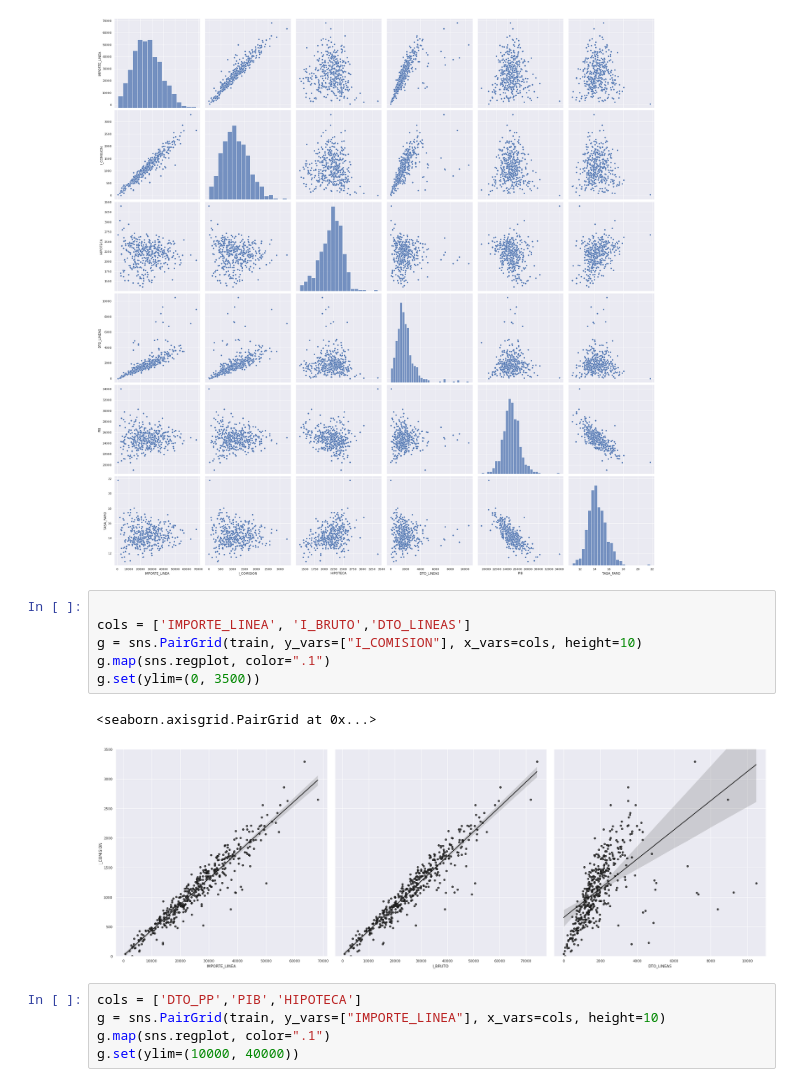
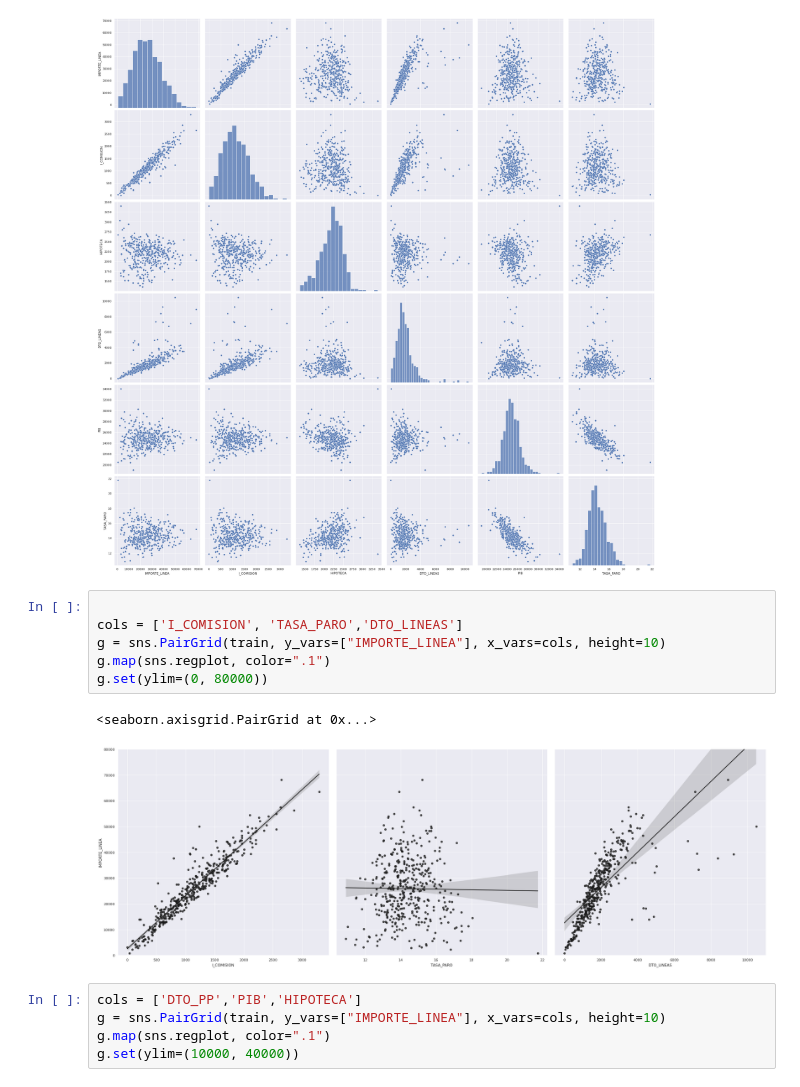
Before and after one commit to pacogp/TFM, a Jupyter notebook: importancia_importe_comisiones.ipynb, the cells around one changed output. Cells and saved outputs as stored; diff of their text form.

```diff
--- a/importancia_importe_comisiones.ipynb
+++ b/importancia_importe_comisiones.ipynb
@@ -47,13 +47,13 @@ plt.show();
 [figure]
 # %%
 
-cols = ['IMPORTE_LINEA', 'I_BRUTO','DTO_LINEAS']
-g = sns.PairGrid(train, y_vars=["I_COMISION"], x_vars=cols, height=10)
+cols = ['I_COMISION', 'TASA_PARO','DTO_LINEAS']
+g = sns.PairGrid(train, y_vars=["IMPORTE_LINEA"], x_vars=cols, height=10)
 g.map(sns.regplot, color=".1")
-g.set(ylim=(0, 3500))
+g.set(ylim=(0, 80000))
 # %% [output]
 <seaborn.axisgrid.PairGrid at 0x...>
-[figure, old version]
+[figure, new version]
 # %%
 cols = ['DTO_PP','PIB','HIPOTECA']
 g = sns.PairGrid(train, y_vars=["IMPORTE_LINEA"], x_vars=cols, height=10)
```
Also changed, not shown: parts of 5 cells of this notebook.
